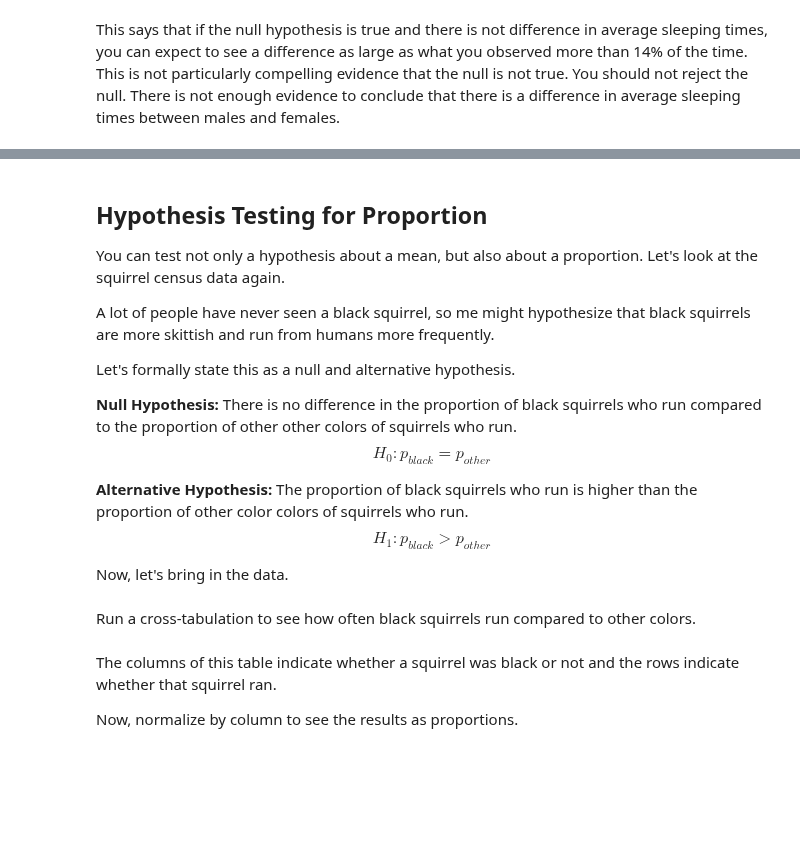
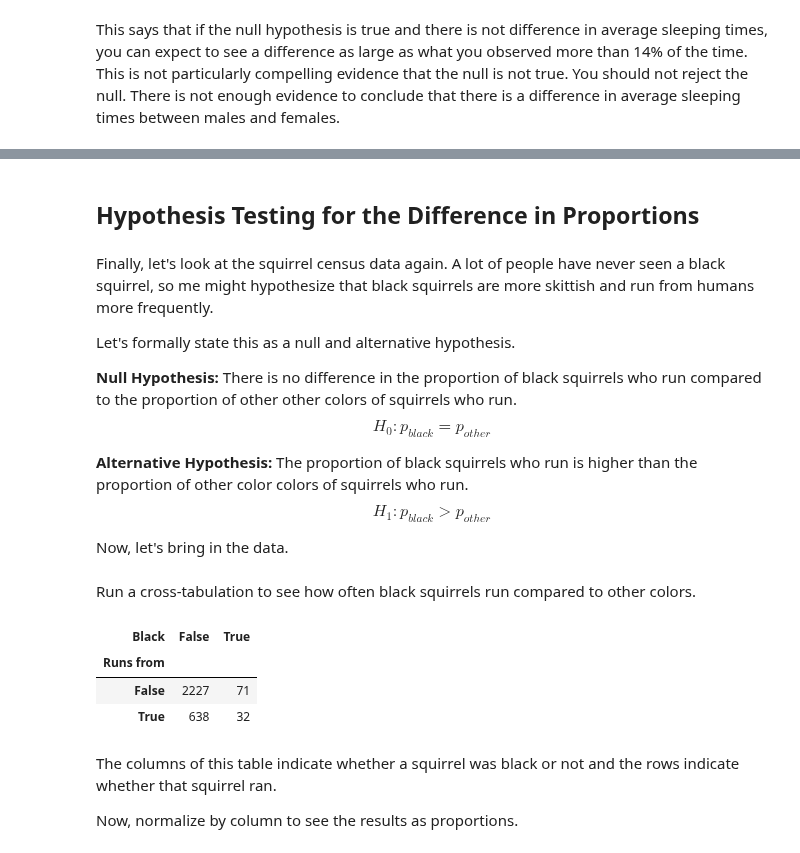
Before and after one commit to NSS-Data-Instructional-Stuff/stats-for-data-science, a Jupyter notebook: notebooks/Notebook_05a_Hypothesis_Testing_Part_1.ipynb, the cells around one changed output, grey strips where cells are left out. Saved outputs shown, nothing was run; the diff lists cells and outputs as text; code cells hidden in the pictures; blank space fills up the shorter version.

```diff
--- a/notebooks/Notebook_05a_Hypothesis_Testing_Part_1.ipynb
+++ b/notebooks/Notebook_05a_Hypothesis_Testing_Part_1.ipynb
@@ -227,9 +372,7 @@ What this tells us is that if the hypothesis that there is no difference between
+# %% [markdown]
+## Hypothesis Testing for the Difference in Proportions
 # %% [markdown]
-## Hypothesis Testing for Proportion
-
-You can test not only a hypothesis about a mean, but also about a proportion. Let's look at the squirrel census data again.
-
-A lot of people have never seen a black squirrel, so me might hypothesize that black squirrels are more skittish and run from humans more frequently.
+Finally, let's look at the squirrel census data again. A lot of people have never seen a black squirrel, so me might hypothesize that black squirrels are more skittish and run from humans more frequently.
 
 Let's formally state this as a null and alternative hypothesis.
 
@@ -251,8 +394,13 @@ squirrels['Black'] = squirrels['Primary Fur Color'] == 'Black'
 # %% [markdown]
 Run a cross-tabulation to see how often black squirrels run compared to other colors.
 # %%
-ct = pd.crosstab(squirrels['Runs from'], squirrels['Black'], margins = True)
+ct = pd.crosstab(squirrels['Runs from'], squirrels['Black'])
 ct
+# %% [output]
+| Black | False | True |
+| Runs from |  |  |
+| False | 2227 | 71 |
+| True | 638 | 32 |
 # %% [markdown]
 The columns of this table indicate whether a squirrel was black or not and the rows indicate whether that squirrel ran.
 
```
Also changed, not shown: parts of 80 cells of this notebook, 1 other file.
